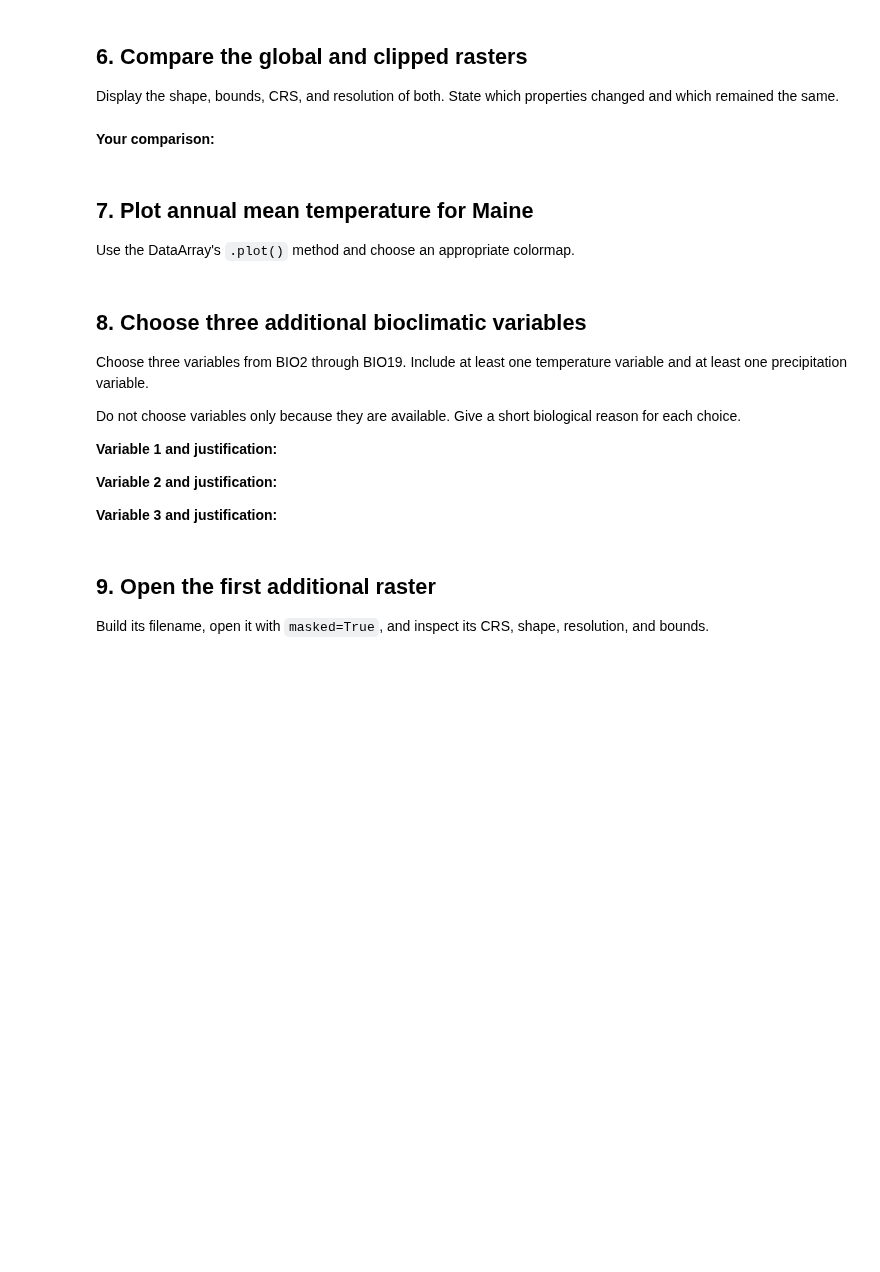
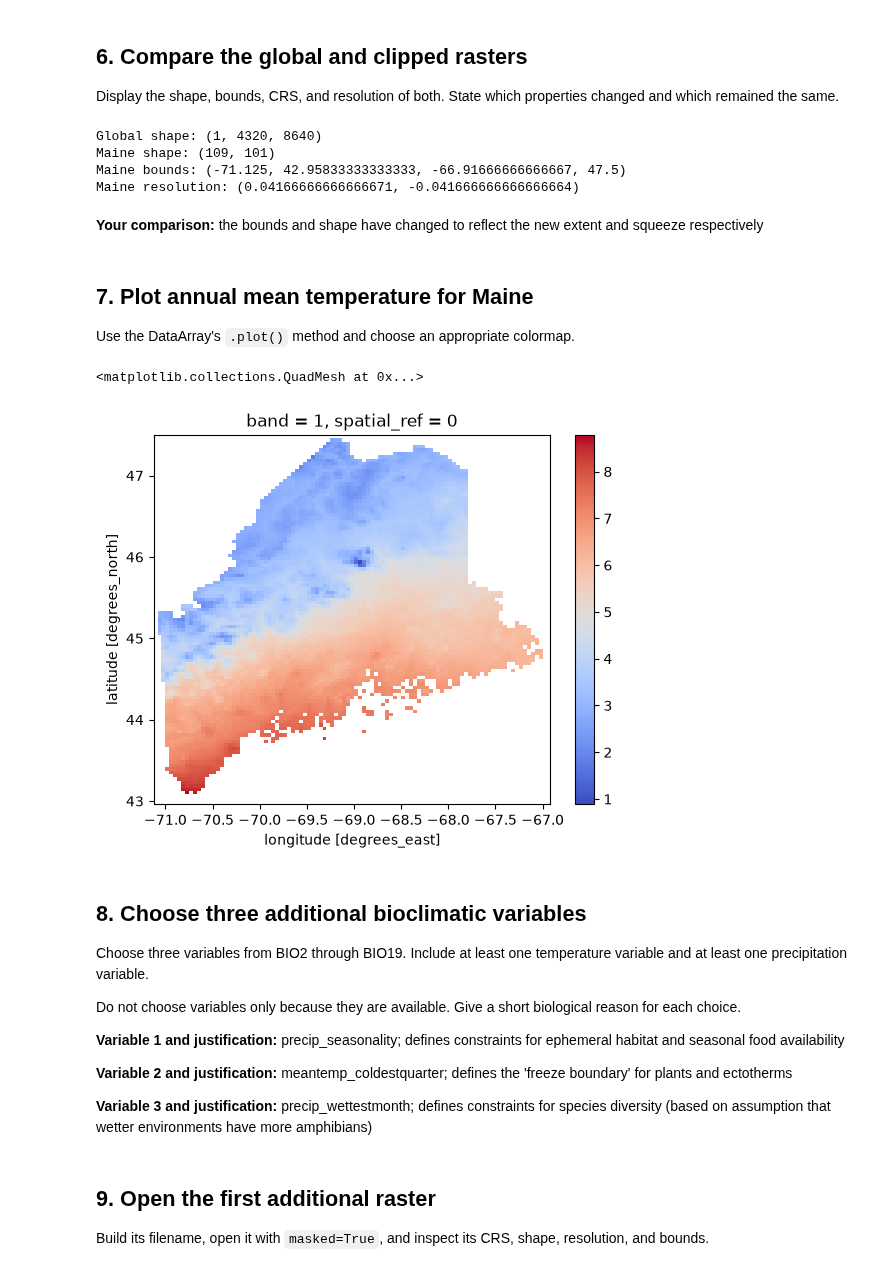
Before and after one commit to h-elle-borus/BIO597-SpatialBiodiversity, a Jupyter notebook: docs/assignments/Assignment-05-RasterData.ipynb, the cells around one changed output. Cells and saved outputs as stored; diff of their text form; code cells hidden in the pictures; blank space fills up the shorter version.

```diff
--- a/docs/assignments/Assignment-05-RasterData.ipynb
+++ b/docs/assignments/Assignment-05-RasterData.ipynb
@@ -41,8 +64,14 @@ Also import `Path` from the `pathlib` module as we did previously
 
 Read `Maine_State_Boundary.shp`. Inspect its CRS and shape, then use `dissolve()` to combine the polygons.
 # %%
-boundary_path = "../labs/ME_ShapeFiles/Maine_State_Boundary.shp"
+path = "../labs/ME_ShapeFiles/Maine_State_Boundary.shp"
+maine_boundary = gpd.read_file(path)
 
+print(maine_boundary.shape)
+print(maine_boundary.crs)
 # Read the boundary.
 # Print its CRS and shape.
 # Dissolve it to one row.
+maine_boundary = maine_boundary.dissolve()
+
+maine_boundary
@@ -51,12 +85,12 @@ boundary_path = "../labs/ME_ShapeFiles/Maine_State_Boundary.shp"
 
 Open `wc2.1_2.5m_bio_1.tif` with `masked=True`. Store the result as `bio1`.
 # %%
-bioclim_path = Path("/home/jovyan/shared-readwrite/bioclim")
+bioclim_path = Path("/home/jovyan/shared/bioclim")
 bio1_path = bioclim_path / "wc2.1_2.5m_bio_1.tif"
 
 bio1 = rxr.open_rasterio(
-    __________,
-    masked=__________,
+    bio1_path,
+    masked=True,
 )
 
 bio1
@@ -81,27 +146,40 @@ Add a brief comment beside each output explaining what it describes.
 Use `rio.clip()` with the dissolved boundary. Set `drop=True` and `from_disk=True`, then remove the one-band dimension with `squeeze()`.
 # %%
 bio1_maine = bio1.rio.clip(
-    __________.geometry,
-    __________.crs,
-    drop=__________,
-    from_disk=__________,
+    maine_boundary.geometry,
+    maine_boundary.crs,
+    drop=True,
+    from_disk=True,
 )
 
-bio1_maine = bio1_maine.__________()
+bio1_maine = bio1_maine.squeeze()
 # %% [markdown]
 ## 6. Compare the global and clipped rasters
 
 Display the shape, bounds, CRS, and resolution of both. State which properties changed and which remained the same.
 # %%
 # Compare global and clipped metadata here.
+print("Global shape:", bio1.shape)
+print("Maine shape:", bio1_maine.shape)
+print("Maine bounds:", bio1_maine.rio.bounds())
+print("Maine resolution:", bio1_maine.rio.resolution())
+# %% [output]
+Global shape: (1, 4320, 8640)
+Maine shape: (109, 101)
+Maine bounds: (-71.125, 42.95833333333333, -66.91666666666667, 47.5)
+Maine resolution: (0.04166666666666671, -0.041666666666666664)
 # %% [markdown]
-**Your comparison:**
+**Your comparison:** the bounds and shape have changed to reflect the new extent and squeeze respectively
 # %% [markdown]
 ## 7. Plot annual mean temperature for Maine
 
 Use the DataArray's `.plot()` method and choose an appropriate colormap.
 # %%
 # Plot bio1_maine here.
+bio1_maine.plot(cmap="coolwarm")
+# %% [output]
+<matplotlib.collections.QuadMesh at 0x...>
+[figure, added]
 # %% [markdown]
 ## 8. Choose three additional bioclimatic variables
 
@@ -109,11 +187,11 @@ Choose three variables from BIO2 through BIO19. Include at least one temperature
 
 Do not choose variables only because they are available. Give a short biological reason for each choice.
 
-**Variable 1 and justification:**
+**Variable 1 and justification:** precip_seasonality; defines constraints for ephemeral habitat and seasonal food availability
 
-**Variable 2 and justification:**
+**Variable 2 and justification:** meantemp_coldestquarter; defines the 'freeze boundary' for plants and ectotherms
 
-**Variable 3 and justification:**
+**Variable 3 and justification:** precip_wettestmonth; defines constraints for species diversity (based on assumption that wetter environments have more amphibians)
 # %% [markdown]
 ## 9. Open the first additional raster
 
```
Also changed, not shown: parts of 30 cells of this notebook.
